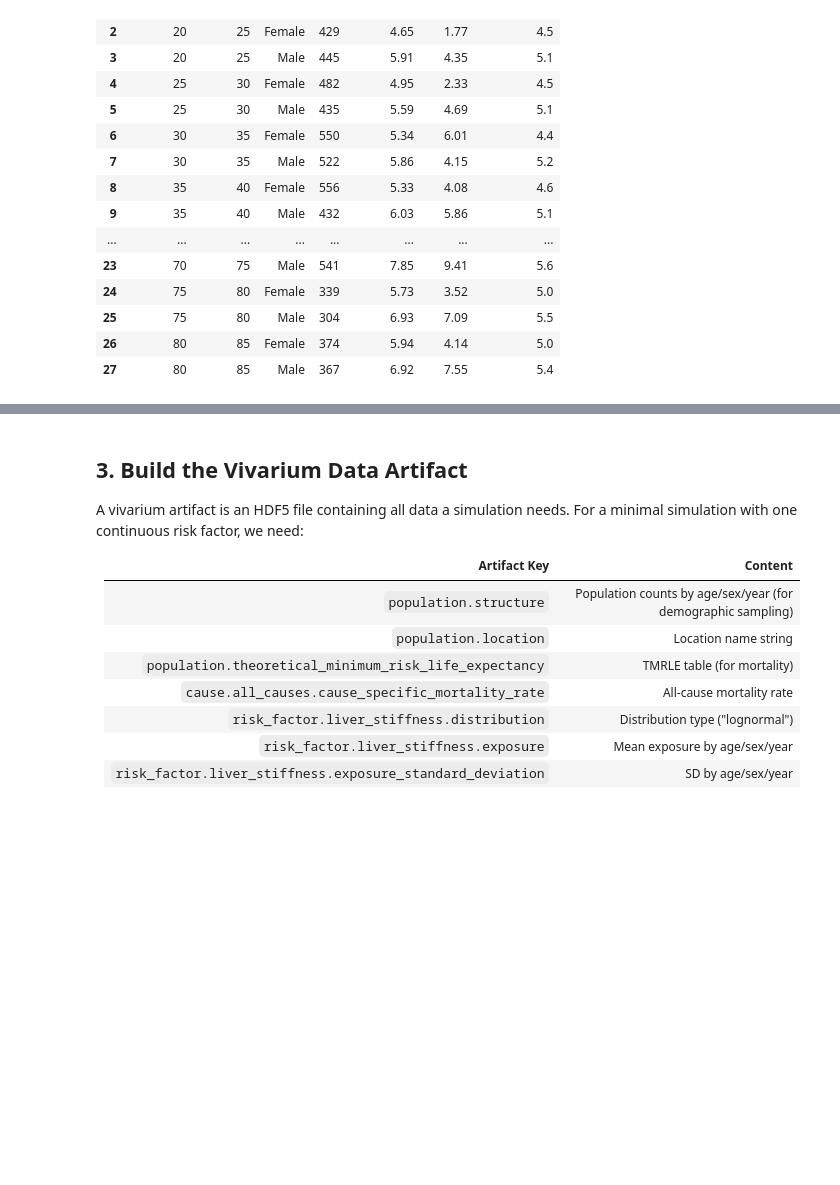
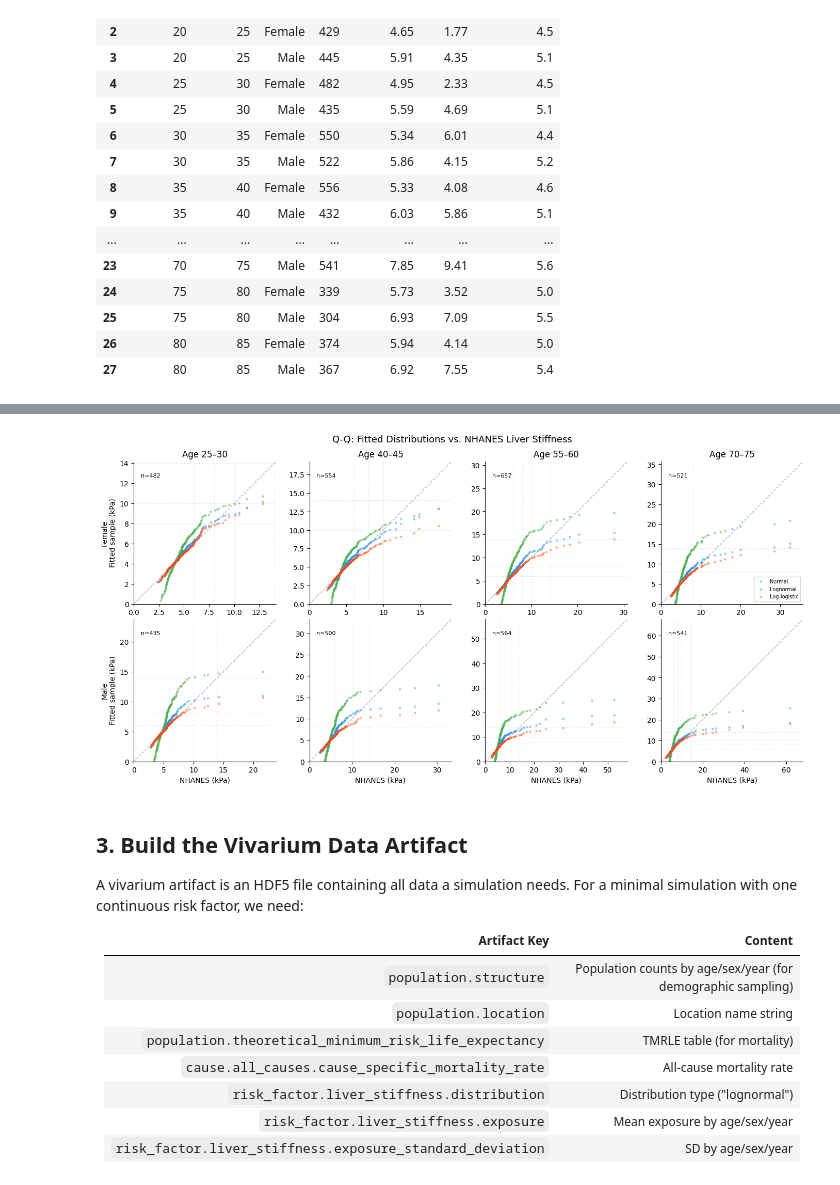
Before and after one commit to aflaxman/ai_assisted_us_health_data_analysis, a Jupyter notebook: nhanes_vivarium_risk_demo/01_nhanes_to_vivarium.ipynb, the cells around one changed output, grey strips where cells are left out. Cells and saved outputs as stored; diff of their text form; code cells hidden in the pictures; blank space fills up the shorter version.

```diff
--- a/nhanes_vivarium_risk_demo/01_nhanes_to_vivarium.ipynb
+++ b/nhanes_vivarium_risk_demo/01_nhanes_to_vivarium.ipynb
@@ -279,3 +291,68 @@ plt.show()
+# %%
+from scipy import stats as sp_stats
+
+qq_ages = [(25, 30), (40, 45), (55, 60), (70, 75)]
+VCTE_CUTOFFS = [6, 8, 10, 14]
+
+fig, axes = plt.subplots(2, len(qq_ages), figsize=(14, 7))
+
+for col, (a0, a1) in enumerate(qq_ages):
+    for row, sex in enumerate(['Female', 'Male']):
+        ax = axes[row, col]
+
+        mask = ((nhanes_lsm['AGE'] >= a0) & (nhanes_lsm['AGE'] < a1)
+                & (nhanes_lsm['SEX'] == sex))
+        data = nhanes_lsm.loc[mask, 'LSM_KPA'].values
+        n = len(data)
+
+        if n < 10:
+            ax.text(0.5, 0.5, 'n < 10', transform=ax.transAxes, ha='center')
+            continue
+
+        probs = np.linspace(0.01, 0.99, min(n, 200))
+        eq = np.quantile(data, probs)
+
+        # Fit and sample from each distribution
+        fits = [
+            ('Normal',       '#4CAF50', sp_stats.norm,    {}),
+            ('Lognormal',    '#2196F3', sp_stats.lognorm,  {'floc': 0}),
+            ('Log-logistic', '#FF5722', sp_stats.fisk,     {'floc': 0}),
+        ]
+
+        for label, color, dist, fkw in fits:
+            params = dist.fit(data, **fkw)
+            samples = dist.rvs(*params, size=n, random_state=col * 2 + row)
+            sq = np.quantile(samples, probs)
+            ax.scatter(eq, sq, s=10, alpha=0.5, color=color,
+                       edgecolors='none', label=label)
+
+        lim = eq.max() * 1.1
+        ax.plot([0, lim], [0, lim], 'k--', alpha=0.3, linewidth=1)
+
+        for thr in VCTE_CUTOFFS:
+            if thr < lim:
+                ax.axhline(thr, color='gray', linestyle=':', alpha=0.25, linewidth=0.8)
+                ax.axvline(thr, color='gray', linestyle=':', alpha=0.25, linewidth=0.8)
+
+        ax.set_xlim(0, lim)
+        ax.set_ylim(0, lim)
+        ax.set_aspect('equal')
+
+        if row == 1:
+            ax.set_xlabel('NHANES (kPa)')
+        if col == 0:
+            ax.set_ylabel(f'{sex}\nFitted sample (kPa)')
+        ax.set_title(f'Age {a0}\u2013{a1}' if row == 0 else '')
+        ax.text(0.05, 0.92, f'n={n}', transform=ax.transAxes, fontsize=8, va='top')
+        if row == 0 and col == len(qq_ages) - 1:
+            ax.legend(fontsize=7, loc='lower right')
+
+plt.suptitle('Q-Q: Fitted Distributions vs. NHANES Liver Stiffness', fontsize=13)
+sns.despine()
+plt.tight_layout()
+plt.show()
+# %% [output]
+[figure, added]
 # %% [markdown]
 ## 3. Build the Vivarium Data Artifact
 
```
Also changed, not shown: parts of 20 cells of this notebook, 4 other files.
